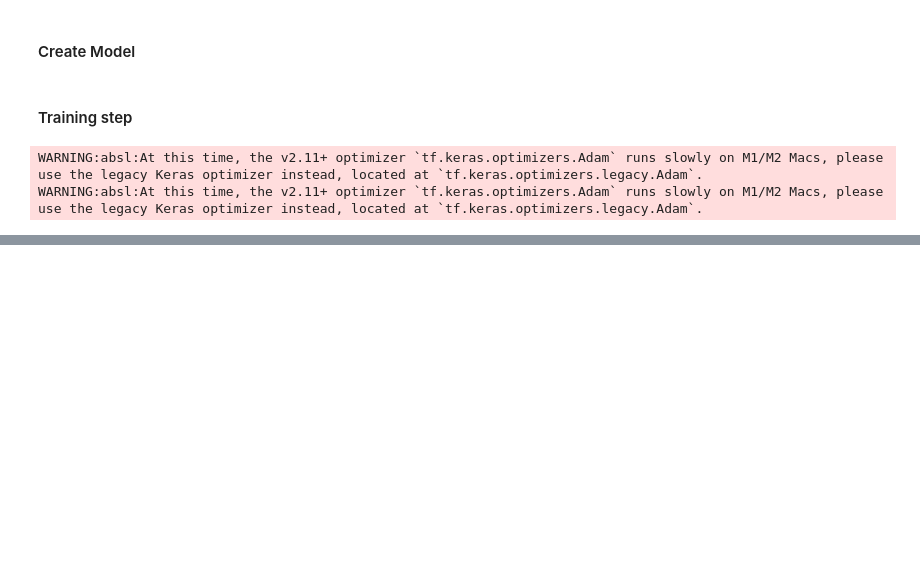
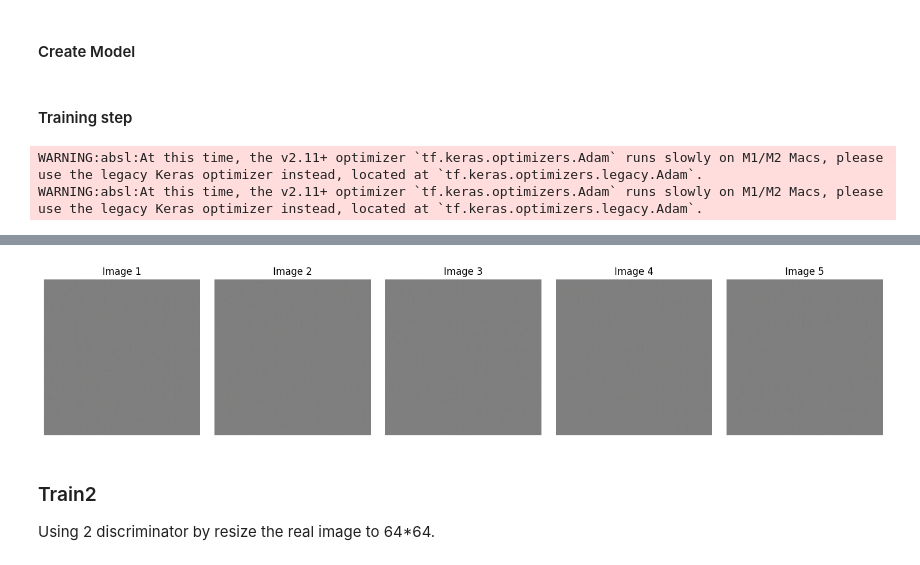
Before and after one commit to GanGroup/Gan, a Jupyter notebook: kai/code/note/week4-2.ipynb, the cells around one changed output, grey strips where cells are left out. Cells and saved outputs as stored; diff of their text form; code cells hidden in the pictures; blank space fills up the shorter version.

```diff
--- a/kai/code/note/week4-2.ipynb
+++ b/kai/code/note/week4-2.ipynb
@@ -462,0 +339,21 @@ ValueError: in user code:
+# %%
+# Create a figure to plot the images
+plt.figure(figsize=(15, 6))
+num_images = 5
+
+# Loop through the number of images
+for i in range(num_images):
+    plt.subplot(2, 5, i + 1)
+    plt.imshow(g2_image[i])
+    plt.axis('off')
+    plt.title(f'Image {i + 1}')
+
+# Show the plot
+plt.tight_layout()
+plt.show()
+# %% [output]
+[figure, added]
+# %% [markdown]
+### Train2
+
+Using 2 discriminator by resize the real image to 64*64.
```
Also changed, not shown: parts of 34 cells of this notebook.
